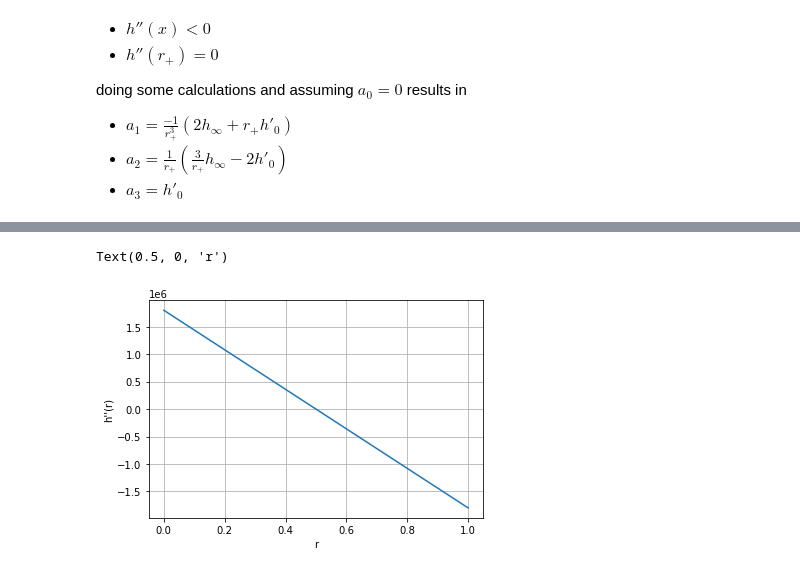
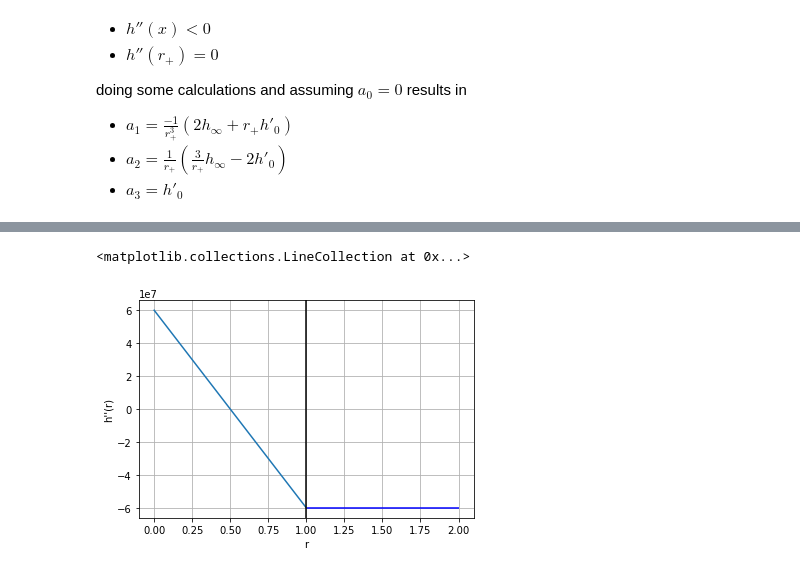
Before and after one commit to diehlpk/AnalyticStiffnessPython, a Jupyter notebook: Spline potential.ipynb, the cells around one changed output, grey strips where cells are left out. Saved outputs shown, nothing was run; the diff lists cells and outputs as text; code cells hidden in the pictures.

```diff
--- a/Spline potential.ipynb
+++ b/Spline potential.ipynb
@@ -18,8 +20,8 @@ doing some calculations and assuming $a_0=0$ results in
 * $a_2 = \frac{1}{r_+} \left( \frac{3}{r_+}h_\infty - 2 h'_0\right)$
 * $a_3 = h'_0$
 # %%
-h0=0.1
-hinf=300000
+h0=0.5
+hinf=1e7
 rbar=1
 # %%
 a1 = -1 / rbar / rbar / rbar * (2*hinf + rbar * h0)
@@ -56,9 +62,11 @@ def hpp(r):
 # %%
 x = np.linspace(0,rbar)
 plt.plot(x,hpp(x))
 plt.grid()
 plt.ylabel(r"h''(r)")
 plt.xlabel(r"r")
+plt.axvline(x=rbar,label=r"$r_+$",c="black")
+plt.hlines(hpp(1), 1, 2, colors="blue")
 # %% [output]
-Text(0.5, 0, 'r')
+<matplotlib.collections.LineCollection at 0x...>
-[figure, old version]
+[figure, new version]
```
Also changed, not shown: parts of 4 cells of this notebook.
